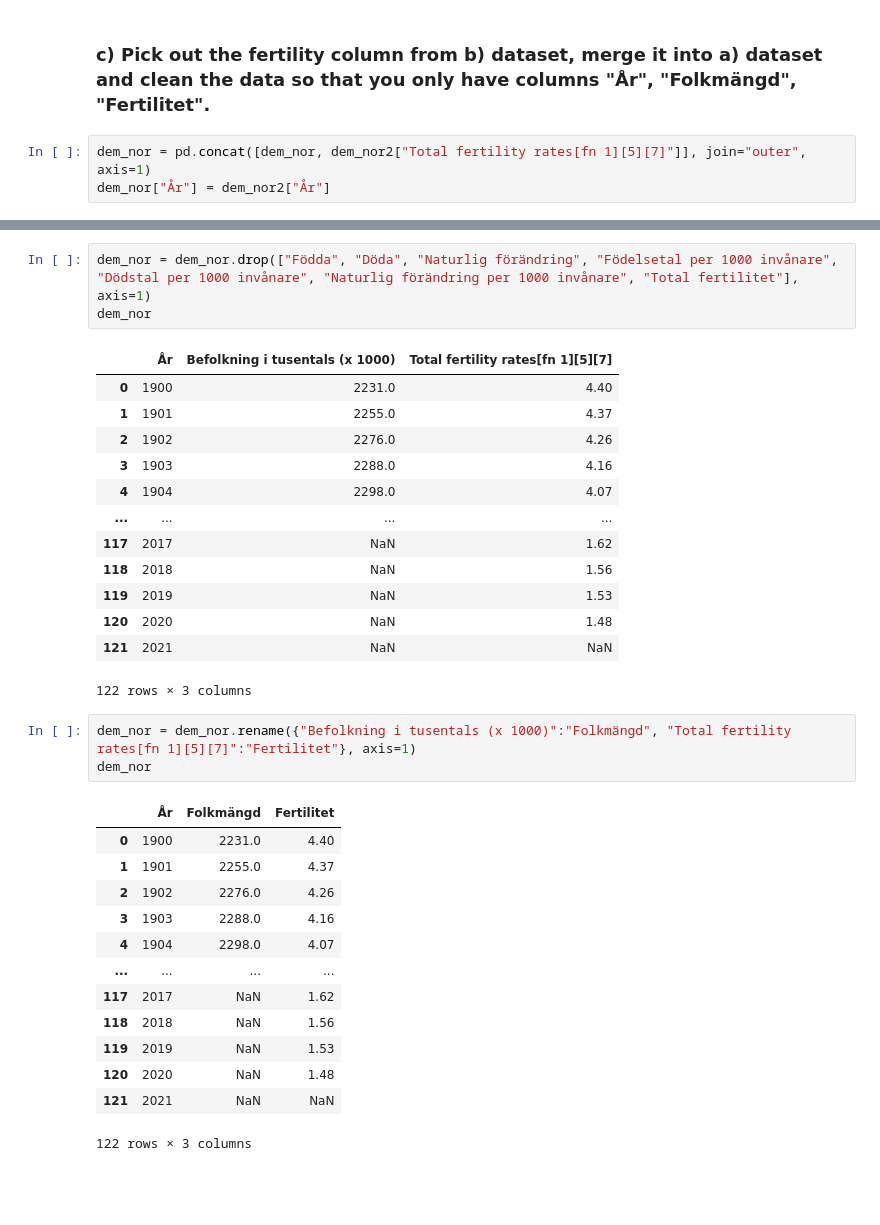
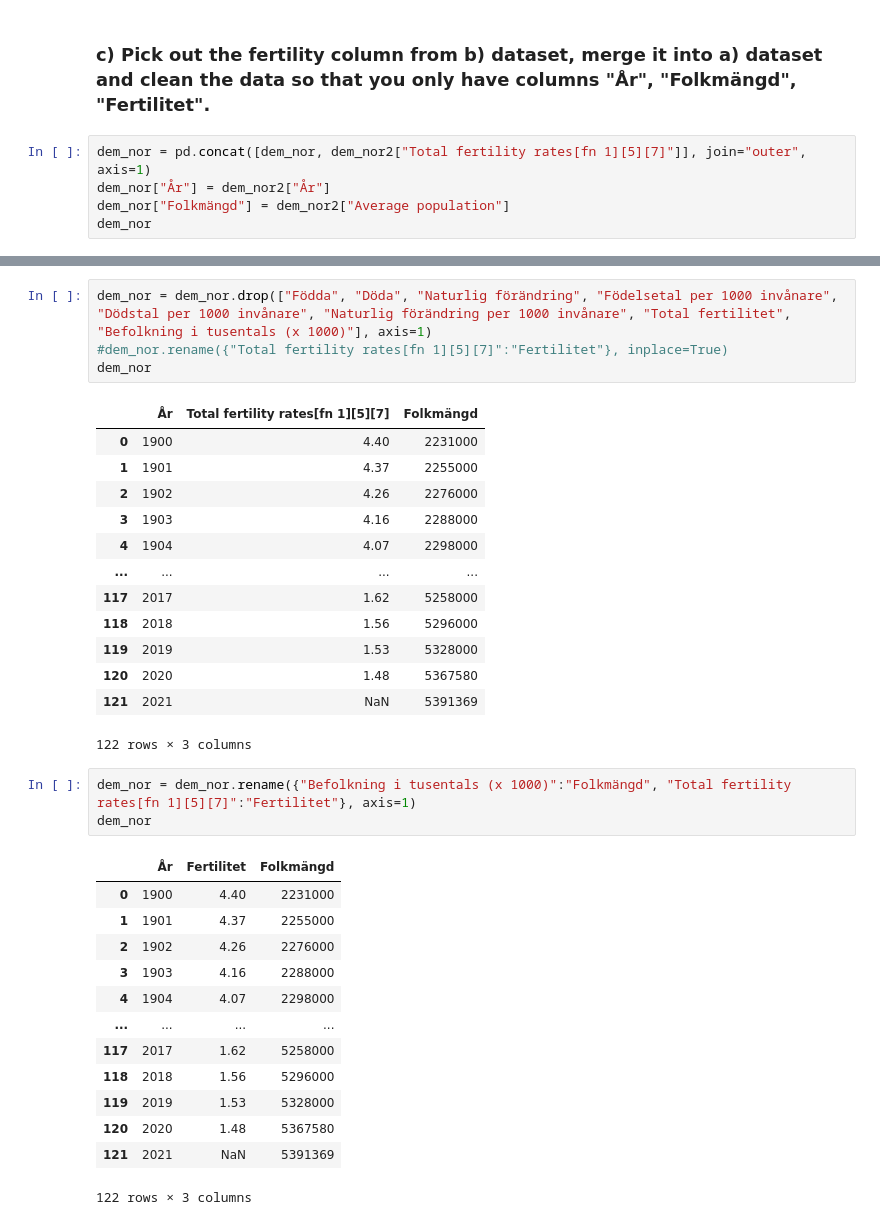
Before and after one commit to Anna-MariaSjolund/Data-Handling-Anna-MariaSjolund, a Jupyter notebook: Exercises/week2_02.ipynb, the cells around one changed output, grey strips where cells are left out. Saved outputs shown, nothing was run; the diff lists cells and outputs as text; blank space fills up the shorter version.

```diff
--- a/Exercises/week2_02.ipynb
+++ b/Exercises/week2_02.ipynb
@@ -378,3 +379,5 @@ memory usage: 8.7 KB
 # %%
 dem_nor = pd.concat([dem_nor, dem_nor2["Total fertility rates[fn 1][5][7]"]], join="outer", axis=1)
 dem_nor["År"] = dem_nor2["År"]
+dem_nor["Folkmängd"] = dem_nor2["Average population"]
+dem_nor
@@ -381,36 +398,37 @@ dem_nor["År"] = dem_nor2["År"]
 # %%
-dem_nor = dem_nor.drop(["Födda", "Döda", "Naturlig förändring", "Födelsetal per 1000 invånare", "Dödstal per 1000 invånare", "Naturlig förändring per 1000 invånare", "Total fertilitet"], axis=1)
+dem_nor = dem_nor.drop(["Födda", "Döda", "Naturlig förändring", "Födelsetal per 1000 invånare", "Dödstal per 1000 invånare", "Naturlig förändring per 1000 invånare", "Total fertilitet", "Befolkning i tusentals (x 1000)"], axis=1)
+#dem_nor.rename({"Total fertility rates[fn 1][5][7]":"Fertilitet"}, inplace=True)
 dem_nor
 # %% [output]
-|  | År | Befolkning i tusentals (x 1000) | Total fertility rates[fn 1][5][7] |
-| 0 | 1900 | 2231.0 | 4.40 |
-| 1 | 1901 | 2255.0 | 4.37 |
-| 2 | 1902 | 2276.0 | 4.26 |
-| 3 | 1903 | 2288.0 | 4.16 |
-| 4 | 1904 | 2298.0 | 4.07 |
+|  | År | Total fertility rates[fn 1][5][7] | Folkmängd |
+| 0 | 1900 | 4.40 | 2231000 |
+| 1 | 1901 | 4.37 | 2255000 |
+| 2 | 1902 | 4.26 | 2276000 |
+| 3 | 1903 | 4.16 | 2288000 |
+| 4 | 1904 | 4.07 | 2298000 |
 | ... | ... | ... | ... |
-| 117 | 2017 | NaN | 1.62 |
-| 118 | 2018 | NaN | 1.56 |
-| 119 | 2019 | NaN | 1.53 |
-| 120 | 2020 | NaN | 1.48 |
-| 121 | 2021 | NaN | NaN |
+| 117 | 2017 | 1.62 | 5258000 |
+| 118 | 2018 | 1.56 | 5296000 |
+| 119 | 2019 | 1.53 | 5328000 |
+| 120 | 2020 | 1.48 | 5367580 |
+| 121 | 2021 | NaN | 5391369 |
 122 rows × 3 columns
 # %%
 dem_nor = dem_nor.rename({"Befolkning i tusentals (x 1000)":"Folkmängd", "Total fertility rates[fn 1][5][7]":"Fertilitet"}, axis=1)
 dem_nor
 # %% [output]
-|  | År | Folkmängd | Fertilitet |
-| 0 | 1900 | 2231.0 | 4.40 |
-| 1 | 1901 | 2255.0 | 4.37 |
-| 2 | 1902 | 2276.0 | 4.26 |
-| 3 | 1903 | 2288.0 | 4.16 |
-| 4 | 1904 | 2298.0 | 4.07 |
+|  | År | Fertilitet | Folkmängd |
+| 0 | 1900 | 4.40 | 2231000 |
+| 1 | 1901 | 4.37 | 2255000 |
+| 2 | 1902 | 4.26 | 2276000 |
+| 3 | 1903 | 4.16 | 2288000 |
+| 4 | 1904 | 4.07 | 2298000 |
 | ... | ... | ... | ... |
-| 117 | 2017 | NaN | 1.62 |
-| 118 | 2018 | NaN | 1.56 |
-| 119 | 2019 | NaN | 1.53 |
-| 120 | 2020 | NaN | 1.48 |
-| 121 | 2021 | NaN | NaN |
+| 117 | 2017 | 1.62 | 5258000 |
+| 118 | 2018 | 1.56 | 5296000 |
+| 119 | 2019 | 1.53 | 5328000 |
+| 120 | 2020 | 1.48 | 5367580 |
+| 121 | 2021 | NaN | 5391369 |
 122 rows × 3 columns
 # %%
 dem_nor = dem_nor.drop([121])
```
Also changed, not shown: parts of 12 cells of this notebook.
